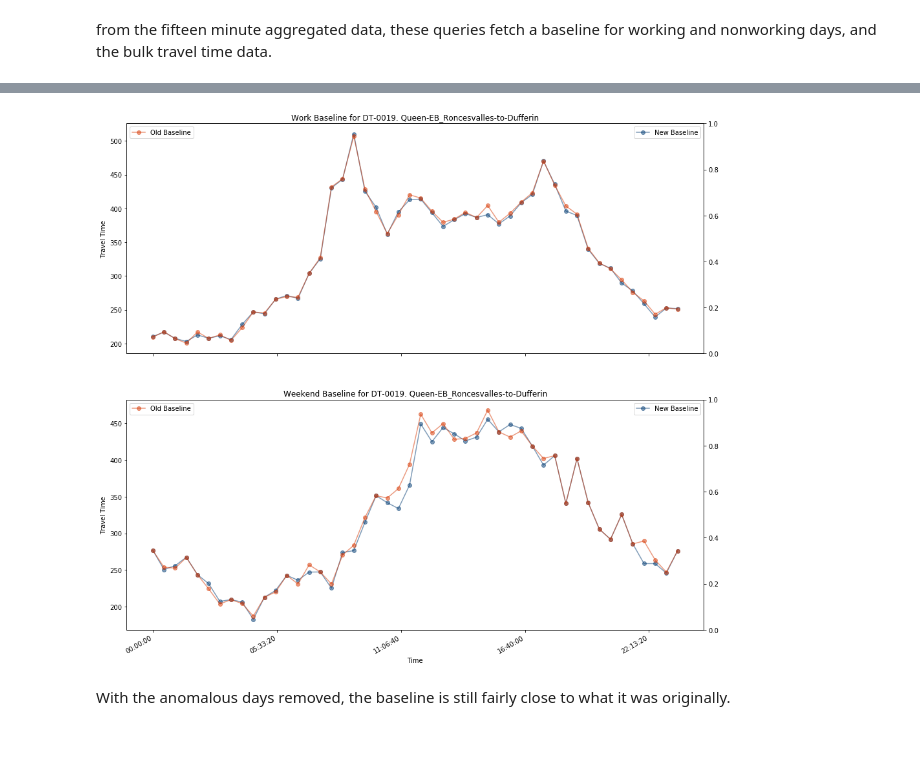
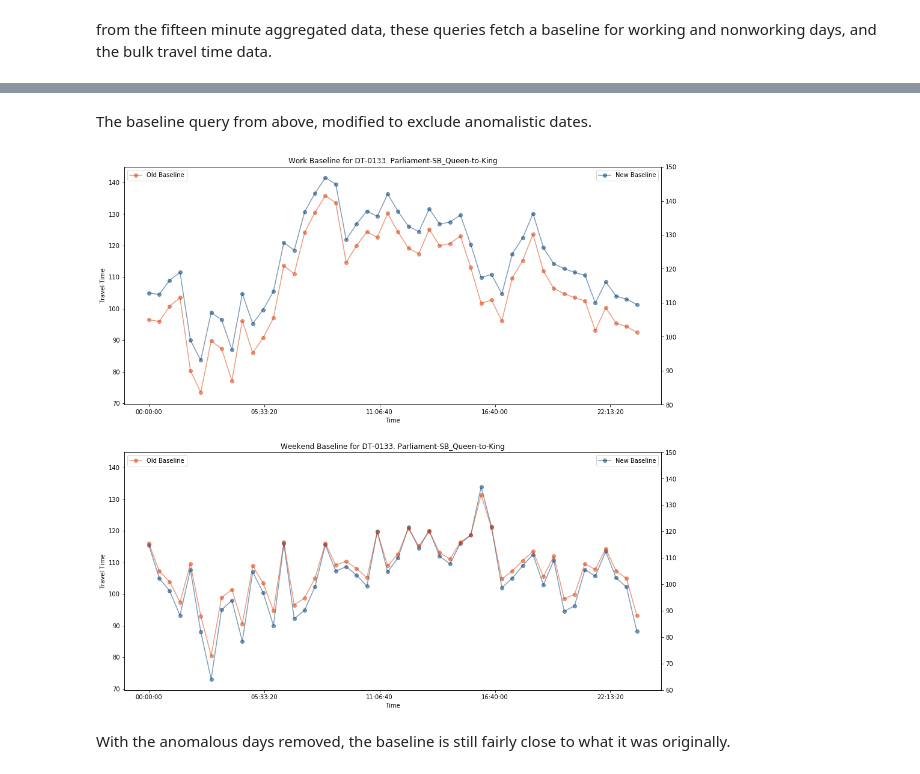
Before and after one commit to CityofToronto/bdit_king_pilot_dashboard, a Jupyter notebook: bluetooth/bluetooth_baselines.ipynb, the cells around one changed output, grey strips where cells are left out. Cells and saved outputs as stored; diff of their text form; code cells hidden in the pictures; blank space fills up the shorter version.

Commit message:
Completed baseline analysis.
Issue #46. check baseline, look at 30 minute travel times for a given segment, and see the impact of removing days for new baselines. Still needs to modify graph scales.

```diff
--- a/bluetooth/bluetooth_baselines.ipynb
+++ b/bluetooth/bluetooth_baselines.ipynb
@@ -220,5 +280,8 @@ The baseline query from above, modified to exclude anomalistic dates.
+# %% [markdown]
+The baseline query from above, modified to exclude anomalistic dates.
 # %%
-fig, days = plt.subplots(2, 1, figsize = (16,16))
+r_name = 'DT-0133. Parliament-SB_Queen-to-King'
+fig, days = plt.subplots(2, 1, figsize = (16,16), sharey = True)
 old = []
 
 segments = {order : {'Work' : observations[(observations['report_name'] == r_name) &
@@ -228,40 +291,39 @@ segments = {order : {'Work' : observations[(observations['report_name'] == r_nam
             for order, observations in zip(['New', 'Old'],[new_base, baselines_30])}
 
 
 for i, WD in enumerate(['Work', 'Weekend']):
     old.append(days[i].twinx())
-    old[i] = days[i].twiny()
     days[i].plot_date(x = segments['New'][WD].time,
                       y = segments['New'][WD].travel_time,
                       xdate = True,
                       fmt = '-o',
                       c = colors[0],
                       alpha = 0.5,
                       label = 'New Baseline')
     plt.legend()
     old[i].plot_date(x = segments['Old'][WD].time,
                      y = segments['Old'][WD].travel_time,
                      xdate = True,
                      fmt = '-o',
                      c = colors[1],
                      alpha = 0.5,
                      label = 'Old Baseline')
 
-    old[i].get_xaxis().set_visible(False)
-    old[i].get_yaxis().set_visible(False)
-
+    #old[i].get_xaxis().set_visible(False)
+    #old[i].get_yaxis().set_visible(False)
+    old[i].set_yticks(np.linspace(days[i].get_yticks()[0],days[i].get_yticks()[-1],len(days[i].get_yticks())))
     plt.title(str(WD) + ' Baseline for ' + r_name)
     days[i].xaxis.set_label_text('Time')
     days[i].yaxis.set_label_text('Travel Time')
     days[i].legend()
     old[i].legend(loc = 'upper left')
-
     #days[i].xaxis.set_major_locator(mdates.HourLocator(byhour = range(0, 23 ,1)))
     #days[i].xaxis.set_major_formatter(mdates.DateFormatter('%H'))
-plt.gcf().autofmt_xdate()
+    #plt.gcf().autofmt_xdate()
 
-plt.show()
+plt.show(days[i])
+plt.show(old[i])
 # %% [output]
-[figure, old version]
+[figure, new version]
 # %% [markdown]
 With the anomalous days removed, the baseline is still fairly close to what it was originally.
```
Also changed, not shown: parts of 22 cells of this notebook.
